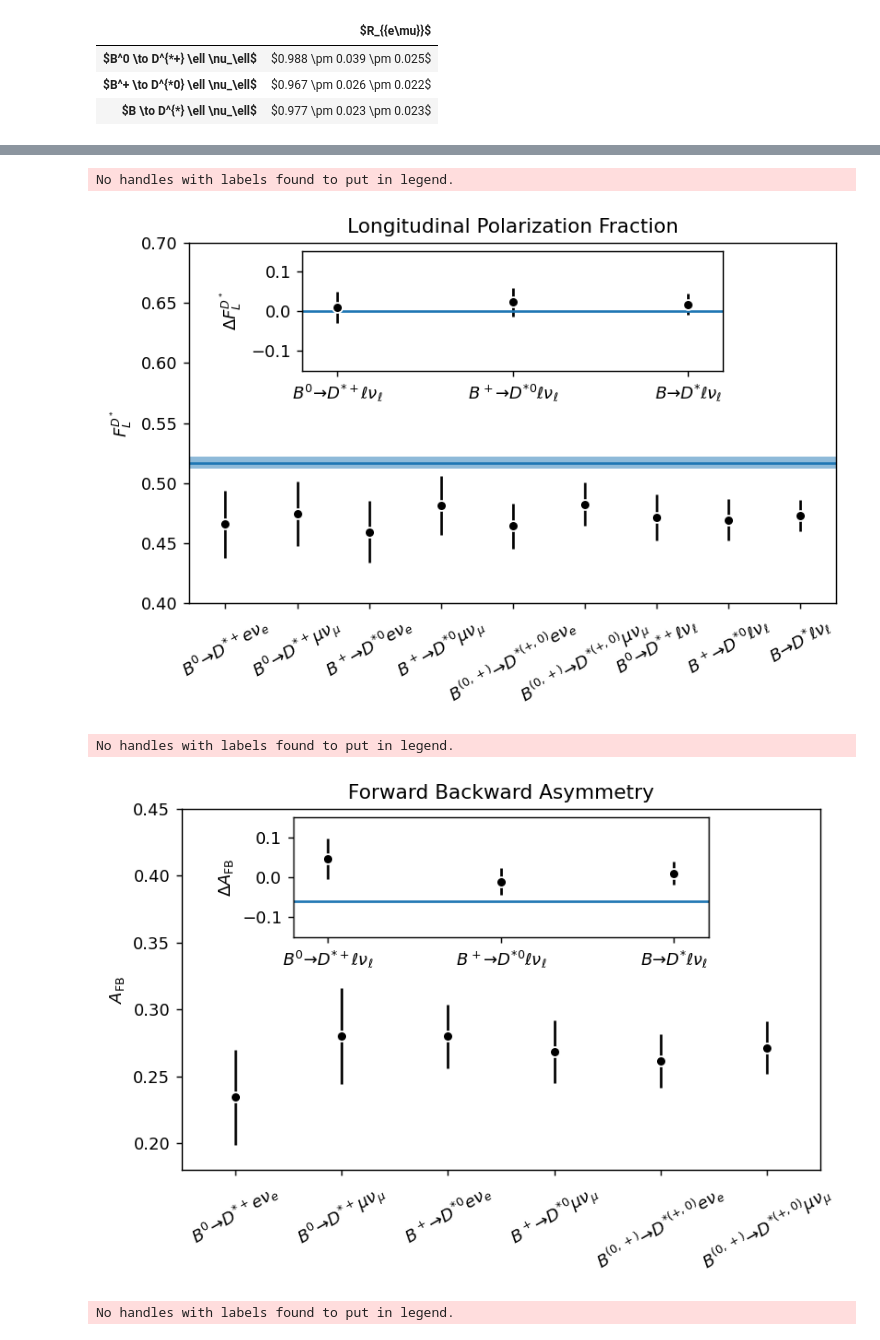
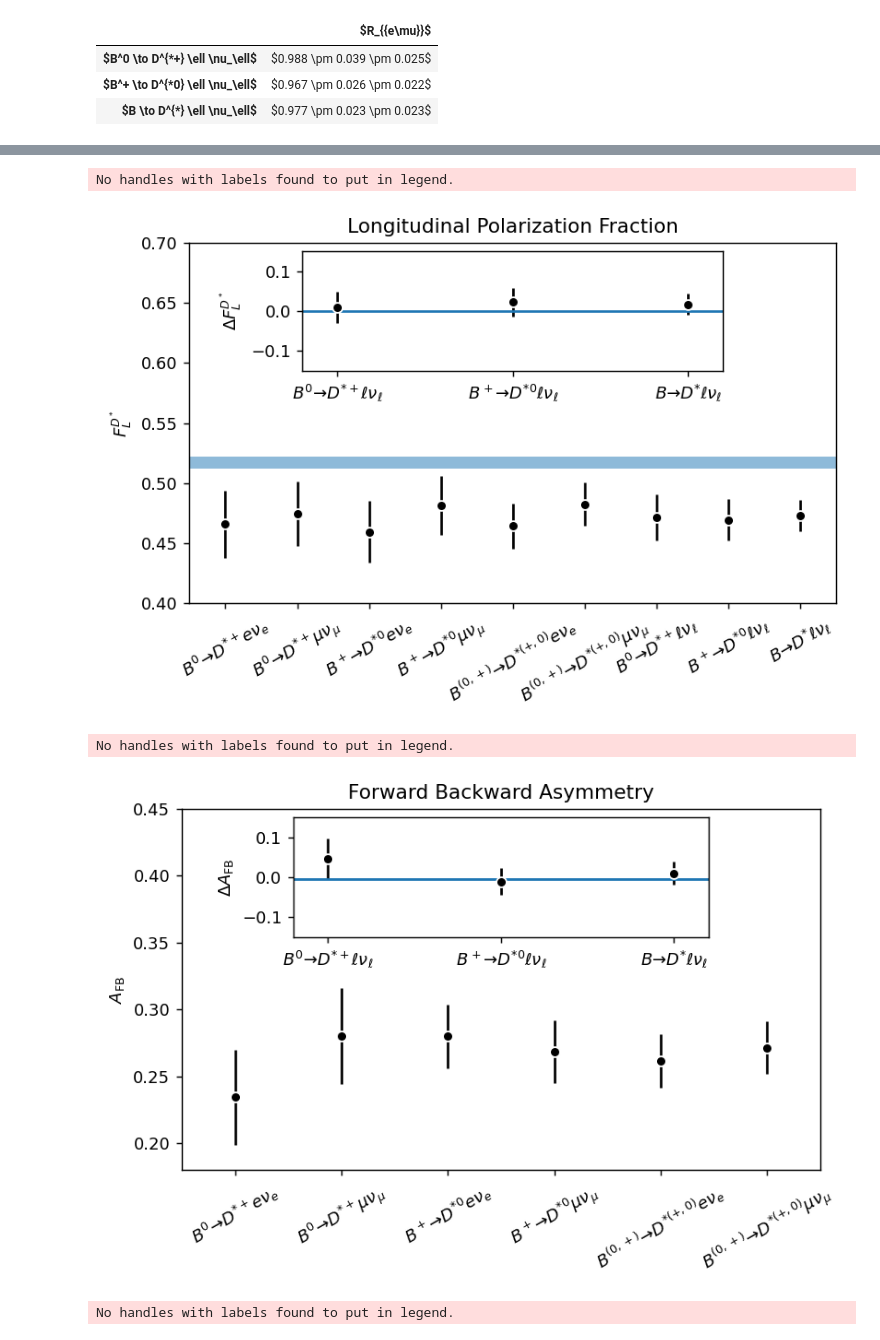
Before and after one commit to MarkusPrim/eFFORT2, a Jupyter notebook: vcb-fit/VcbFit.ipynb, the cells around one changed output, grey strips where cells are left out. Saved outputs shown, nothing was run; the diff lists cells and outputs as text; code cells hidden in the pictures.

```diff
--- a/vcb-fit/VcbFit.ipynb
+++ b/vcb-fit/VcbFit.ipynb
@@ -18,6 +19,8 @@ from matplotlib.ticker import (MultipleLocator, AutoMinorLocator)
 from effort2.rates.BtoV import BtoV
 from effort2.formfactors.BGL import BToDStarBGL
 from effort2.formfactors.CLN import BToDStarCLN
+# %%
+result_dir = "results"
 # %%
 tauBzero = 1.520e-12 * 1. / 6.582119e-16 / 1e-9
 tauBplus = 1.638e-12 * 1. / 6.582119e-16 / 1e-9
@@ -65,3 +68,24 @@ hV(1.00) = 1.27+/-0.05
 hV(1.03) = 1.21+/-0.04
 hV(1.10) = 1.08+/-0.04
 hV(1.17) = 0.95+/-0.05
+# %%
+import gvar
+lattice2 = gvar.gload("lattice_data/FitResults.PyDat")
+for x in lattice2:
+    print(f"{x} = {ufloat(gvar.mean(lattice2[x]), gvar.sdev(lattice2[x]))}")
+
+lattice_coefficients = [
+    lattice2["LQCD_a0"],
+    lattice2["LQCD_a1"],
+    lattice2["LQCD_a2"],
+    lattice2["LQCD_b0"],
+    lattice2["LQCD_b1"],
+    lattice2["LQCD_b2"],
+    lattice2["LQCD_c1"],
+    lattice2["LQCD_c2"],
+]
+
+lattice_coefficients = correlated_values(
+    gvar.mean(lattice_coefficients),
+    gvar.evalcov(lattice_coefficients)
+)
@@ -144,6 +186,10 @@ BzeroToDStarBGL = BToDStarBGL(
     exp_coeff_a = a[0:1],
     exp_coeff_b = b[0:1],
     exp_coeff_c = c[0:1],
+    chiT_plus33 = 5.131e-4,
+    chiT_minus33 = 3.894e-4,
+    axialvector_poles = [6.739, 6.750, 7.145, 7.150],
+    vector_poles = [6.329, 6.920, 7.020],
 )
 
 BplusToDStarBGL = BToDStarBGL(
@@ -152,6 +198,10 @@ BplusToDStarBGL = BToDStarBGL(
     exp_coeff_a = a[0:1],
     exp_coeff_b = b[0:1],
     exp_coeff_c = c[0:1],
+    chiT_plus33 = 5.131e-4,
+    chiT_minus33 = 3.894e-4,
+    axialvector_poles = [6.739, 6.750, 7.145, 7.150],
+    vector_poles = [6.329, 6.920, 7.020],
 )
 
 rate_B0 = BtoV(BzeroToDStarBGL, Vcb=Vcb, eta_EW=eta_ew)
@@ -730,7 +872,7 @@ ax.errorbar(
     ls="", marker="o", markeredgecolor="white", color="black"
 )
 
-ax.axhline(0.517, color="tab:blue")
+#ax.axhline(0.517, color="tab:blue")
 ax.fill_between(np.linspace(-0.5, 9.5), 0.517-0.005, 0.517+0.005, alpha=0.5)
 
 #ax.fill_between(
@@ -780,13 +922,13 @@ ax.set_title("Longitudinal Polarization Fraction")
 #         )
 
 plt.tight_layout()
-plt.savefig("FL.pdf", transparent=True)
-plt.savefig("FL.png", transparent=True)
+plt.savefig(os.path.join(result_dir, "FL.pdf"), transparent=True)
+plt.savefig(os.path.join(result_dir, "FL.png"), transparent=True)
 plt.show()
 plt.close()
 # %% [output]
 No handles with labels found to put in legend.
-[figure, old version]
+[figure, new version]
 # %%
 fig, ax = plt.subplots(dpi=130, figsize=(6.4, 4.4))
 
@@ -820,37 +962,38 @@ inside_axis = inset_axes(parent_axes,
 
 inside_axis.errorbar(
     x=range(3),
     y=unp.nominal_values(deltaAFBs),
     yerr=unp.std_devs(deltaAFBs),
     ls="", marker="o", markeredgecolor="white", color="black"
 )
-inside_axis.axhline(-0.06, color="tab:blue")
+inside_axis.axhline(-5.33e-3, color="tab:blue")
+inside_axis.fill_between(np.linspace(-0.2, 2.2), -5.33e-3 + 0.25e-3, -5.33e-3 - 0.25e-3, color="tab:blue", alpha=0.5)
 
 inside_axis.set_xlim(-0.2, 2.2)
 inside_axis.set_ylim(-0.15, 0.15)
 inside_axis.set_ylabel("$\Delta A_\mathrm{FB}$")# = A_\mathrm{FB}^\mu - A_\mathrm{FB}^e$")
 inside_axis.set_xticks(range(0, 3))
 inside_axis.set_xticklabels([channel_label[channel] for channel in ["B0", "B+", "all"]])
 
 ax.set_title("Forward Backward Asymmetry")
 
 #plt.text(1.5, 0., "Preliminary", size=50, rotation=-25.,
 #         ha="right", va="top",
 #         bbox=dict(boxstyle="square",
 #                   ec=(1., 0.5, 0.5),
 #                   fc=(1., 0.8, 0.8),
 #                   alpha=0.3
 #                   )
 #         )
 
 plt.tight_layout()
-plt.savefig("AFB.pdf", transparent=True)
-plt.savefig("AFB.png", transparent=True)
+plt.savefig(os.path.join(result_dir, "AFB.pdf"), transparent=True)
+plt.savefig(os.path.join(result_dir, "AFB.png"), transparent=True)
 plt.show()
 plt.close()
 # %% [output]
 No handles with labels found to put in legend.
-[figure, old version]
+[figure, new version]
 # %%
 fig, ax = plt.subplots(dpi=130, figsize=(6.4, 4.4))
 
```
Also changed, not shown: parts of 77 cells of this notebook.
